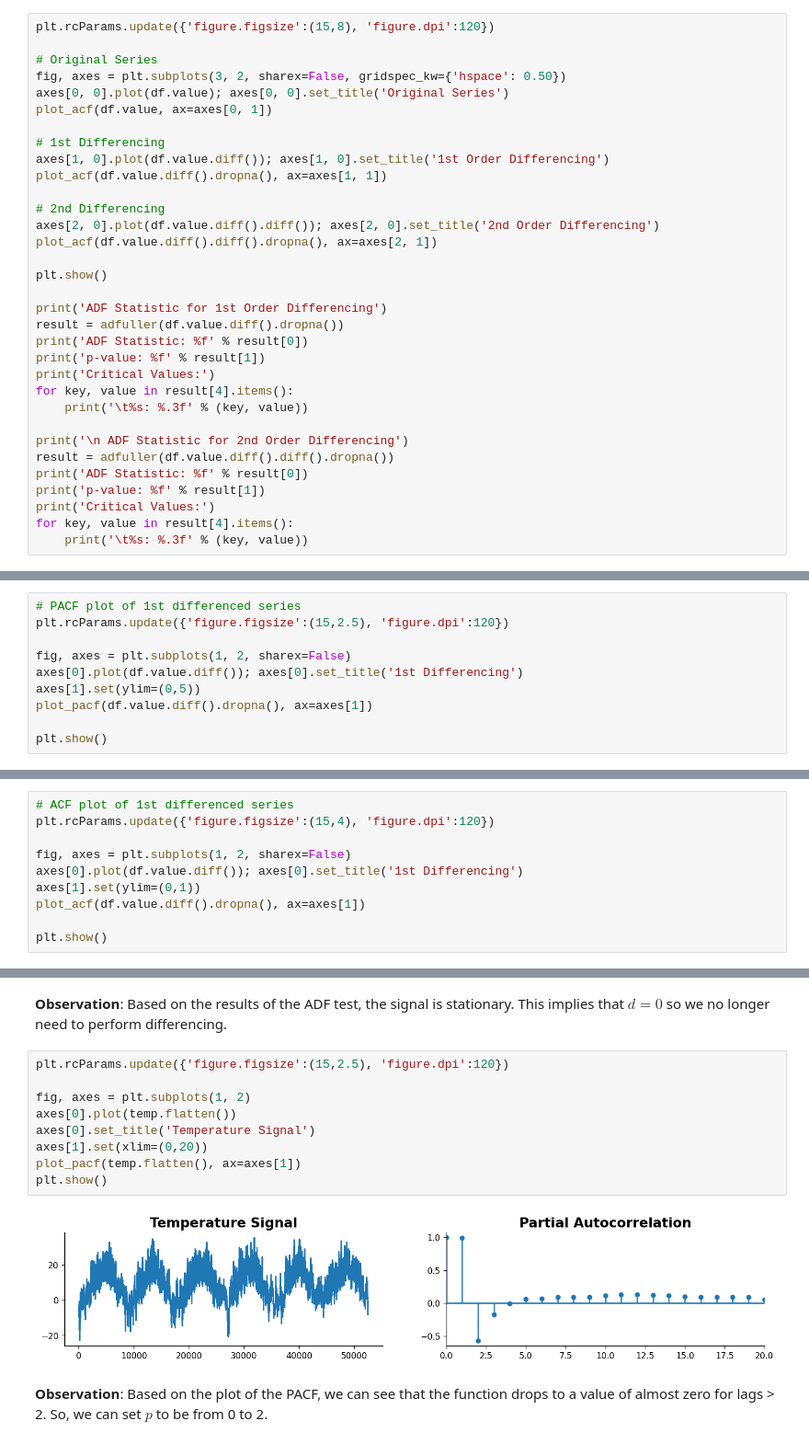
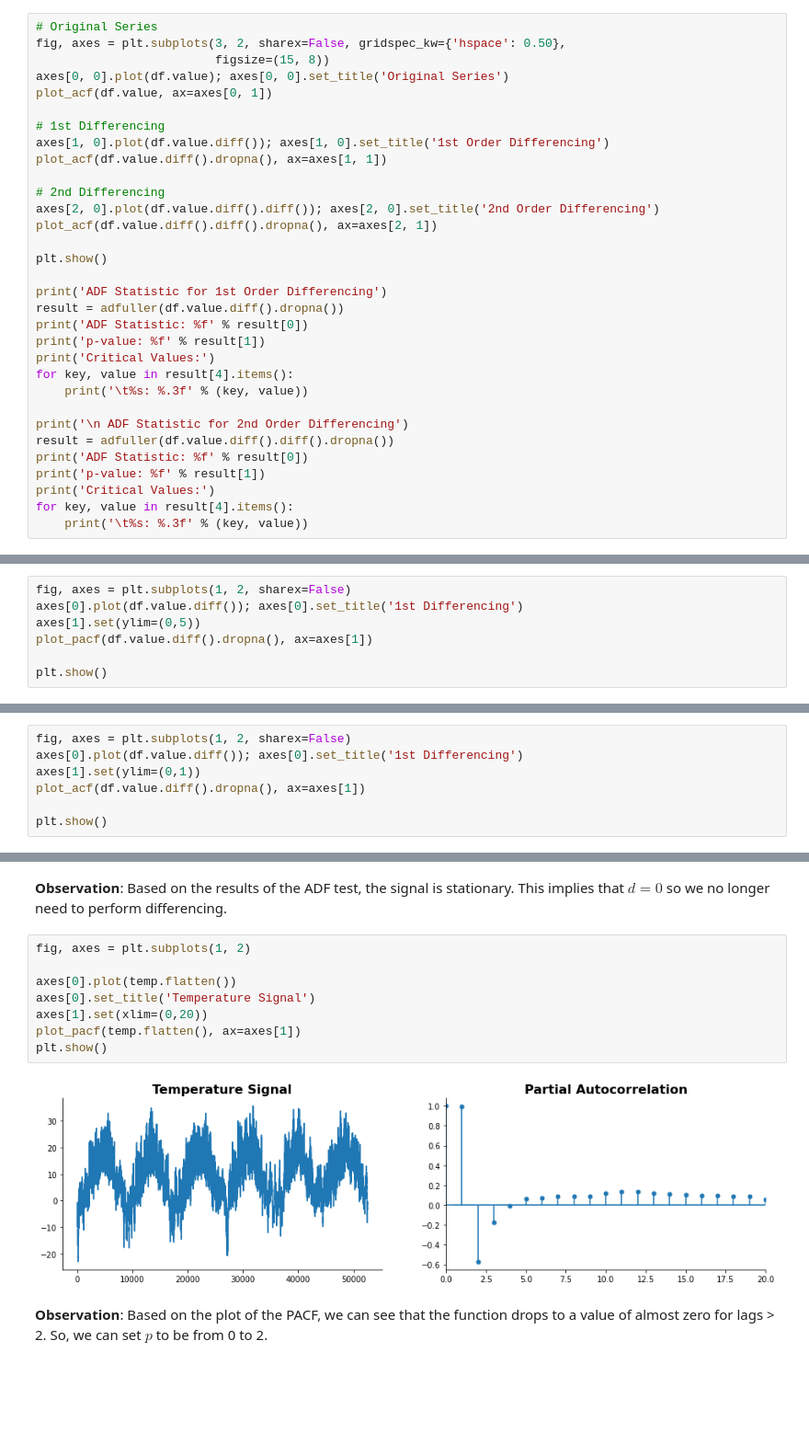
Before and after one commit to norbertgerena/time_series_handbook, a Jupyter notebook: 01_AutoRegressiveIntegratedMovingAverage/01_AutoRegressiveIntegratedMovingAverage.ipynb, the cells around one changed output, grey strips where cells are left out. Shown at 92% size. Saved outputs shown, nothing was run; the diff lists cells and outputs as text; blank space fills up the shorter version.

```diff
--- a/01_AutoRegressiveIntegratedMovingAverage/01_AutoRegressiveIntegratedMovingAverage.ipynb
+++ b/01_AutoRegressiveIntegratedMovingAverage/01_AutoRegressiveIntegratedMovingAverage.ipynb
@@ -239,10 +245,9 @@ The null hypothesis of the ADF test is that the time series is non-stationary. S
 
 Next we difference our time series and check the results of the ADF test. We will also look at the ACF.
 # %%
-plt.rcParams.update({'figure.figsize':(15,8), 'figure.dpi':120})
-
 # Original Series
-fig, axes = plt.subplots(3, 2, sharex=False, gridspec_kw={'hspace': 0.50})
+fig, axes = plt.subplots(3, 2, sharex=False, gridspec_kw={'hspace': 0.50},
+                         figsize=(15, 8))
 axes[0, 0].plot(df.value); axes[0, 0].set_title('Original Series')
 plot_acf(df.value, ax=axes[0, 1])
 
@@ -295,9 +300,6 @@ Given the results of our ACF and ADF, we can see that our time series reachees s
 
 As we have discussed previously, we can look at the PACF plot to determine the lag for our AR terms. Partial autocorrelation can be imagined as the correlation between the series and its lag, after excluding the contributions from the intermediate lags. So, PACF sort of conveys the pure correlation between a lag and the series. That way, we will know if that lag is needed in the AR term or not.
 # %%
-# PACF plot of 1st differenced series
-plt.rcParams.update({'figure.figsize':(15,2.5), 'figure.dpi':120})
-
 fig, axes = plt.subplots(1, 2, sharex=False)
 axes[0].plot(df.value.diff()); axes[0].set_title('1st Differencing')
 axes[1].set(ylim=(0,5))
@@ -315,9 +317,6 @@ With this, we can now decide to use $p = 2$ for our ARIMA model.
 
 Simillar to how we determined $p$, we will now look at the ACF to determine the $q$ terms to be considered for our MA. The ACF tells how many MA terms are required to remove any autocorrelation in the stationary series.
 # %%
-# ACF plot of 1st differenced series
-plt.rcParams.update({'figure.figsize':(15,4), 'figure.dpi':120})
-
 fig, axes = plt.subplots(1, 2, sharex=False)
 axes[0].plot(df.value.diff()); axes[0].set_title('1st Differencing')
 axes[1].set(ylim=(0,1))
@@ -524,16 +785,15 @@ Critical Values:
 # %% [markdown]
 **Observation**: Based on the results of the ADF test, the signal is stationary. This implies that $d=0$ so we no longer need to perform differencing.
 # %%
-plt.rcParams.update({'figure.figsize':(15,2.5), 'figure.dpi':120})
+fig, axes = plt.subplots(1, 2)
 
-fig, axes = plt.subplots(1, 2)
 axes[0].plot(temp.flatten())
 axes[0].set_title('Temperature Signal')
 axes[1].set(xlim=(0,20))
 plot_pacf(temp.flatten(), ax=axes[1])
 plt.show()
 # %% [output]
-[figure, old version]
+[figure, new version]
 # %% [markdown]
 **Observation**: Based on the plot of the PACF, we can see that the function drops to a value of almost zero for lags > 2. So, we can set $p$ to be from 0 to 2.
 # %%
```
Also changed, not shown: parts of 51 cells of this notebook.
